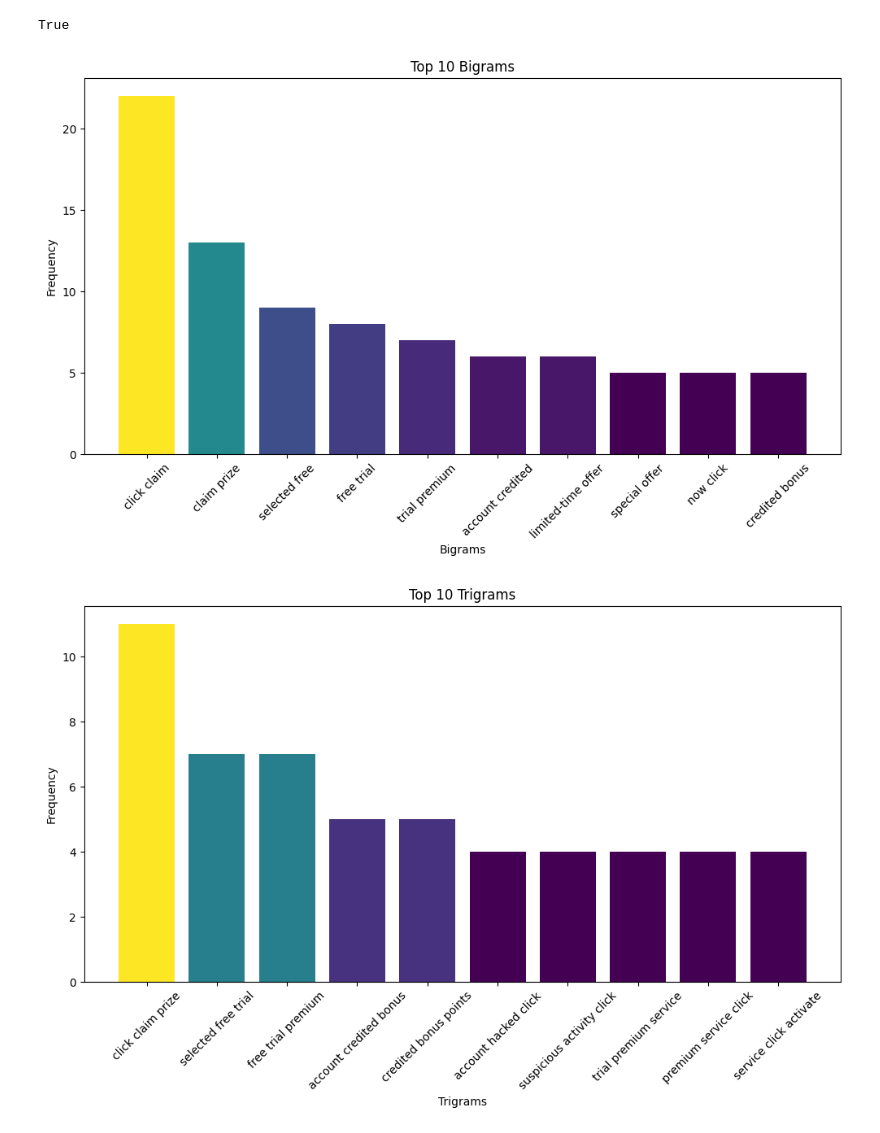
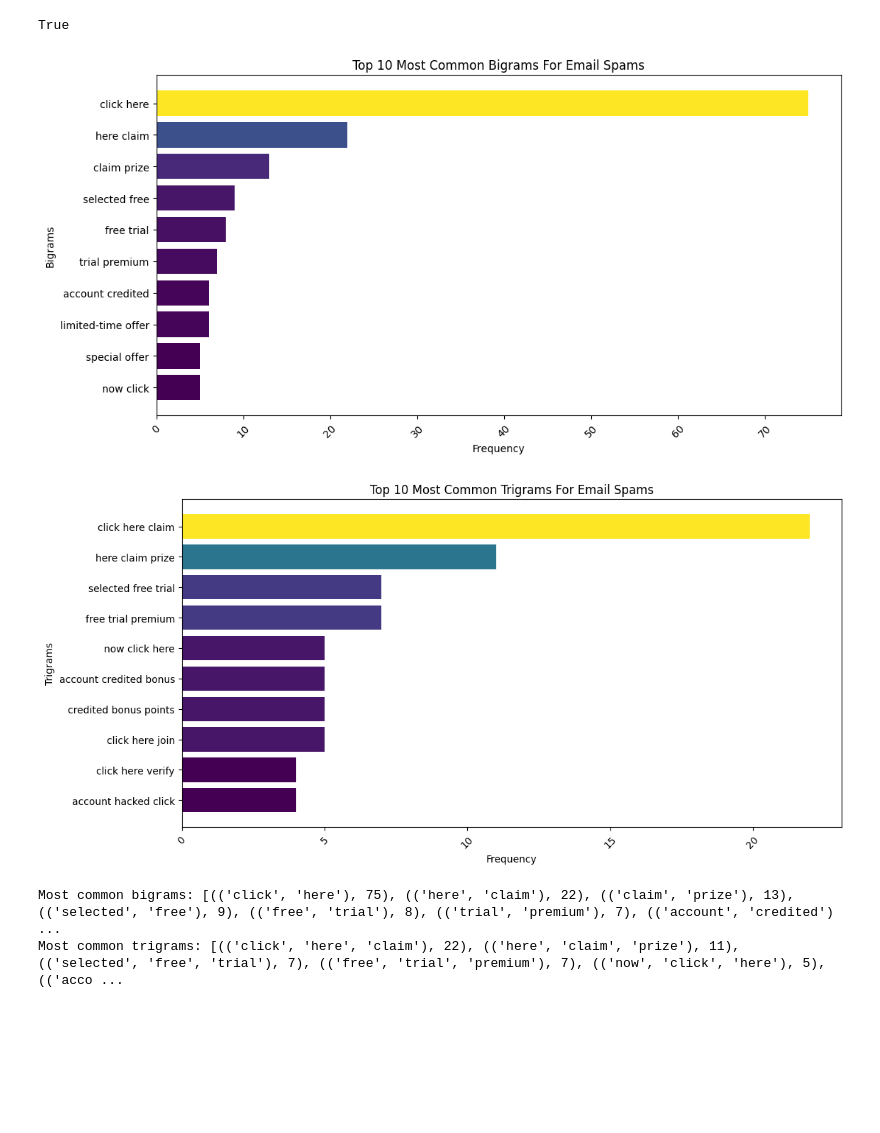
Before and after one commit to Ubicana/N-gram-Spam-Email-Text-Processing-Visualization, a Jupyter notebook: N-gram Text Processing & Visualization.ipynb, the cells around one changed output. Saved outputs shown, nothing was run; the diff lists cells and outputs as text; code cells hidden in the pictures; blank space fills up the shorter version.

```diff
--- a/N-gram Text Processing & Visualization.ipynb
+++ b/N-gram Text Processing & Visualization.ipynb
@@ -24,7 +24,7 @@ df = pd.read_csv('spam email dataset/email_classification.csv')
 # %%
 # Define custom stopwords
 custom_stopwords = set([
-    "You","you", "Your", "your", "We", "we", "here", "to", ".", "?", "!", "has", "been", "for", "a", "of",
+    "You","you", "Your", "your", "We", "we", "to", ".", "?", "!", "has", "been", "for", "a", "of",
     "You've", "you've", "Our", "our", "Don't", "don't", "We're", "we're", "us", "Her", "her", "His", "his", "with", "Here's", "here's", "let", "know"
 ])
 # %%
@@ -73,45 +73,64 @@ for email in df['cleaned_email']:
     trigrams.extend(ngrams(tokens, 3))
 
 # Count the frequency of bigrams and trigrams
-bigram_freq = Counter(bigrams)
-trigram_freq = Counter(trigrams)
+bigrams_freq = Counter(bigrams)
+trigrams_freq = Counter(trigrams)
 
 # Get the most common bigrams and trigrams
-most_common_bigrams = bigram_freq.most_common(10)
-most_common_trigrams = trigram_freq.most_common(10)
+most_common_bigrams = bigrams_freq.most_common(10)
+most_common_trigrams = trigrams_freq.most_common(10)
 # %%
 # Get frequencies for the most common bigrams
 frequencies_bigrams = [freq for _, freq in most_common_bigrams]
 # Get frequencies for the most common trigrams
 frequencies_trigrams = [freq for _, freq in most_common_trigrams]
 
 # Create a colormap
 cmap = plt.get_cmap('viridis')  # A popular colormap for visualizations
 
 # Normalize frequencies to the range [0, 1] for color mapping
 norm_bigrams = plt.Normalize(min(frequencies_bigrams), max(frequencies_bigrams))
 norm_trigrams = plt.Normalize(min(frequencies_trigrams), max(frequencies_trigrams))
 
 # Create a color array based on the normalized frequencies
 colors_bigrams = [cmap(norm_bigrams(freq)) for freq in frequencies_bigrams]
 colors_trigrams = [cmap(norm_trigrams(freq)) for freq in frequencies_trigrams]
 
+# Sort bigrams and trigrams by frequency in descending order
+sorted_bigrams = sorted(most_common_bigrams, key = lambda x: x[1], reverse = True)
+sorted_trigrams = sorted(most_common_trigrams, key = lambda x: x[1], reverse = True)
+
+# Get sorted frequencies and n-grams
+sorted_frequencies_bigrams = [freq for _, freq in sorted_bigrams]
+sorted_frequencies_trigrams = [freq for _, freq in sorted_trigrams]
+sorted_bigrams = [' '.join(bigrams) for bigrams, _ in sorted_bigrams]
+sorted_trigrams = [' '.join(trigrams) for trigrams, _ in sorted_trigrams]
+
 # Visualization of bigrams
 plt.figure(figsize=(12, 6))
-plt.bar([' '.join(bigram) for bigram, _ in most_common_bigrams], frequencies_bigrams, color=colors_bigrams)
-plt.title('Top 10 Bigrams')
-plt.xlabel('Bigrams')
-plt.ylabel('Frequency')
+plt.barh(sorted_bigrams, sorted_frequencies_bigrams, color = colors_bigrams)
+plt.title('Top 10 Most Common Bigrams For Email Spams')
+plt.xlabel('Frequency')
+plt.ylabel('Bigrams')
 plt.xticks(rotation=45)
+plt.gca().invert_yaxis()  # Invert y-axis to show the highest frequency at the top
 plt.show()
 
+# Visualization of trigrams
 plt.figure(figsize=(12, 6))
-plt.bar([' '.join(trigram) for trigram, _ in most_common_trigrams], frequencies_trigrams, color=colors_trigrams)
-plt.title('Top 10 Trigrams')
-plt.xlabel('Trigrams')
-plt.ylabel('Frequency')
+plt.barh(sorted_trigrams, sorted_frequencies_trigrams, color = colors_trigrams)
+plt.title('Top 10 Most Common Trigrams For Email Spams')
+plt.xlabel('Frequency')
+plt.ylabel('Trigrams')
 plt.xticks(rotation=45)
+plt.gca().invert_yaxis()  # Invert y-axis to show the highest frequency at the top
 plt.show()
+
+#Show the frequency of the most common bigrams and trigrams
+print('Most common bigrams:', most_common_bigrams)
+print('Most common trigrams:', most_common_trigrams)
 # %% [output]
-[figure, old version]
+[figure, new version]
-[figure, old version]
+[figure, new version]
+Most common bigrams: [(('click', 'here'), 75), (('here', 'claim'), 22), (('claim', 'prize'), 13), (('selected', 'free'), 9), (('free', 'trial'), 8), (('trial', 'premium'), 7), (('account', 'credited') ...
+Most common trigrams: [(('click', 'here', 'claim'), 22), (('here', 'claim', 'prize'), 11), (('selected', 'free', 'trial'), 7), (('free', 'trial', 'premium'), 7), (('now', 'click', 'here'), 5), (('acco ...
```
Also changed, not shown: parts of 1 cell of this notebook.
